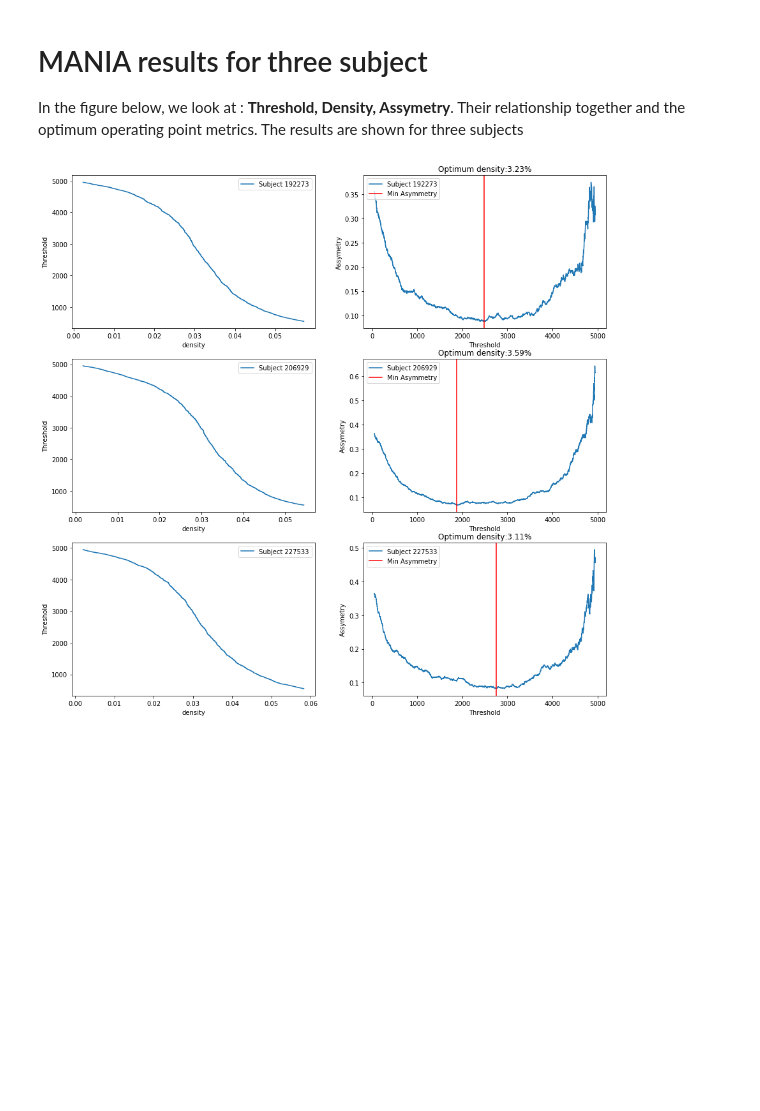
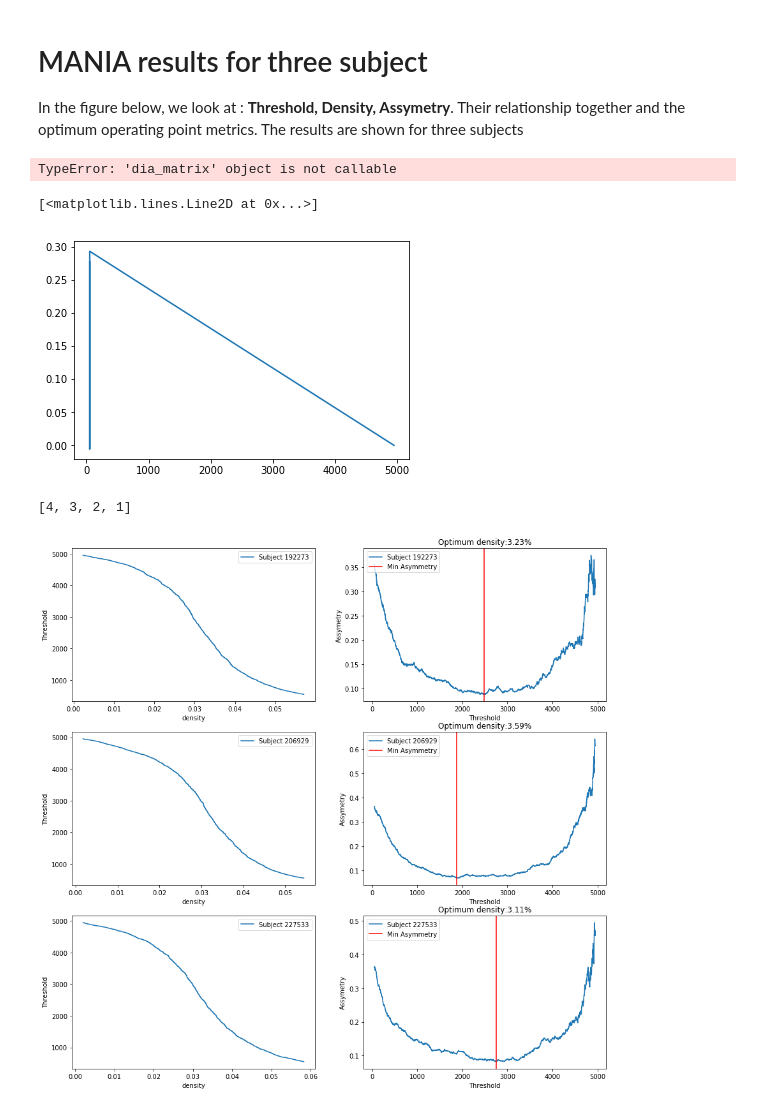
Before and after one commit to kamalshadi/MANIA-2.0, a Jupyter notebook: Mania 2.0.ipynb, the cells around one changed output. Cells and saved outputs as stored; diff of their text form; code cells hidden in the pictures; blank space fills up the shorter version.

```diff
--- a/Mania 2.0.ipynb
+++ b/Mania 2.0.ipynb
@@ -7,6 +7,15 @@ from utils import *
 import matplotlib.pyplot as plt
 import pickle as pk
 %matplotlib inline
+# %%
+a,b,c,d = smoothers('192273')
+# %% [output]
+TypeError: 'dia_matrix' object is not callable
+# %%
+plt.plot(d,a)
+# %% [output]
+[<matplotlib.lines.Line2D at 0x...>]
+[figure, added]
 # %%
 # density, assymetry, threshold
 d1,a1,t1 = basic_results("192273")
@@ -23,6 +32,11 @@ Z[2,0,:] = d3
 Z[2,1,:] = a3
 Z[2,2,:] = t3
 L = ['Subject 192273','Subject 206929','Subject 227533']
+# %%
+a = [1,2,3,4]
+list(reversed(a))
+# %% [output]
+[4, 3, 2, 1]
 # %%
 # Plotting the results
 fig, ax = plt.subplots(nrows=3, ncols=2,figsize=(15,15))
```
Also changed, not shown: 5 other files.
